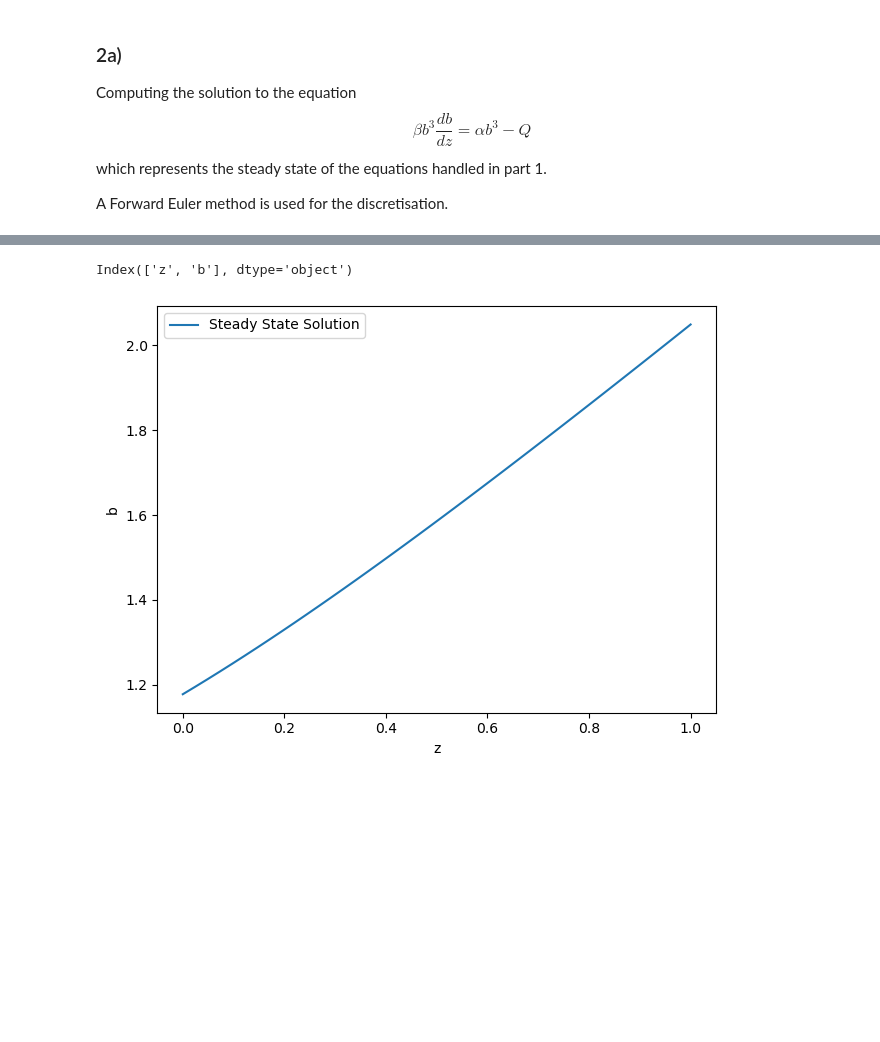
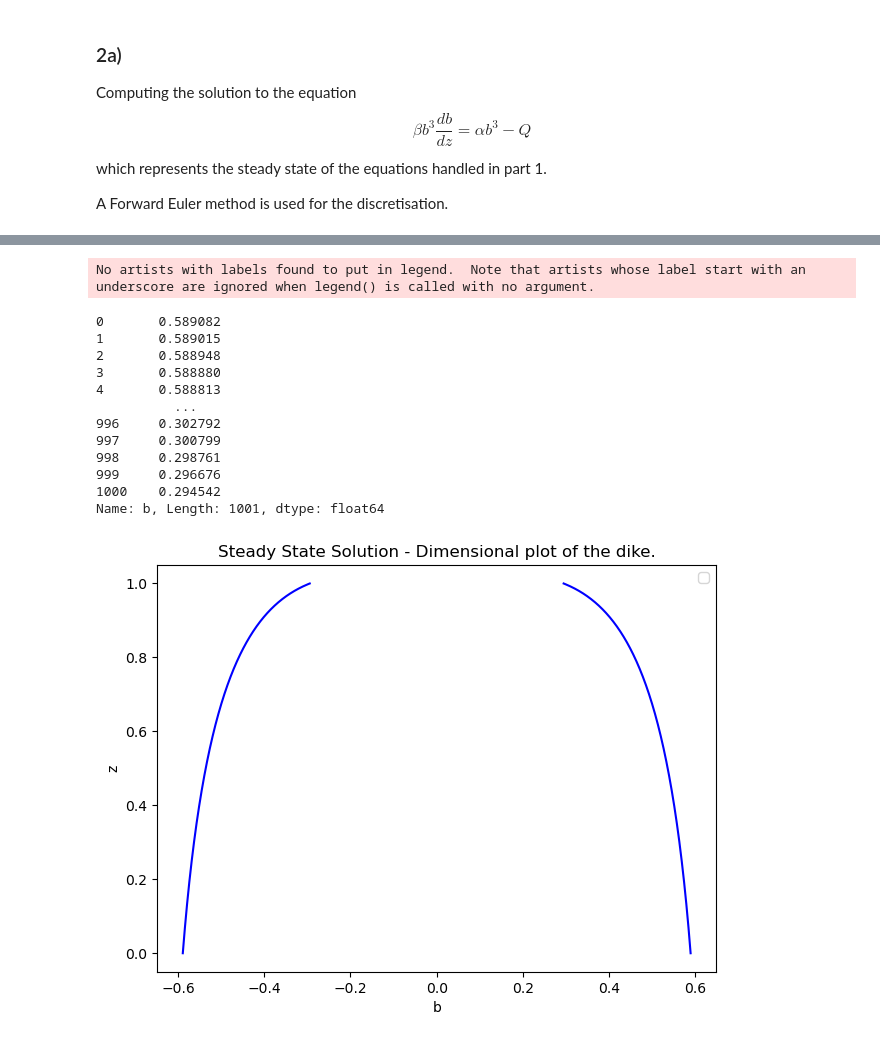
Before and after one commit to obokhove/FDnumerics2526, a Jupyter notebook: Alex_Carey/Exercise 1/Ex1.ipynb, the cells around one changed output, grey strips where cells are left out. Cells and saved outputs as stored; diff of their text form; code cells hidden in the pictures; blank space fills up the shorter version.

```diff
--- a/Alex_Carey/Exercise 1/Ex1.ipynb
+++ b/Alex_Carey/Exercise 1/Ex1.ipynb
@@ -52,7 +52,7 @@ def solve_steady(alpha: float, beta: float, Q: float, H: float,
 
     # Iteratively apply the update scheme to compute b at each step
     for j in range(1, J + 1):
-        b_next = steady_iteration(alpha, beta, Q, b_values[-1], dz)
+        b_next = steady_iteration(Q, alpha, beta, b_values[-1], dz)
         b_values.append(b_next)
 
     # Create a 2 column table of z againsst b values
@@ -71,4 +71,4 @@ H = 1
 bB = 1.178164343
 # %%
 # Solving the steady state equation for the given parameters
-steady_solution: pd.DataFrame = solve_steady(alpha, beta, Q, H, 41, bB)
+steady_solution: pd.DataFrame = solve_steady(alpha, beta, Q, H, 1000, bB)
@@ -75,18 +91,35 @@ steady_solution: pd.DataFrame = solve_steady(alpha, beta, Q, H, 41, bB)
 # %%
-def dimension_plot(figure, axis, df, label_x, label_y, legend_entry):
-    axis.plot(df[label_x], df[label_y], label=legend_entry)
-    axis.set_xlabel(label_x)
-    axis.set_ylabel(label_y)
+def dimension_plot(figure: plt.Figure, axis: plt.Axes, df: pd.DataFrame,
+                   label_width: str, label_height: str, title: str):
+    # Calculate width/2 and -width/2 arrays
+    width_half = df[label_width] / 2
+    print(width_half)
+    neg_width_half = -df[label_width] / 2
+
+    axis.plot(width_half, df[label_height], color='blue')
+    axis.plot(neg_width_half, df[label_height], color='blue')
+    axis.set_xlabel(label_width)
+    axis.set_ylabel(label_height)
     axis.legend()
     figure.tight_layout()
+    axis.set_title(title)
     plt.show()
-# %%
-steady_solution.columns
-# %% [output]
-Index(['z', 'b'], dtype='object')
 # %%
 # Plot the dimension plot of the steady solution#
 fig, ax = plt.subplots()
-dimension_plot(fig, ax, steady_solution, "z", "b", "Steady State Solution")
+dimension_plot(fig, ax, steady_solution, "b", "z", "Steady State Solution - Dimensional plot of the dike.")
 # %% [output]
+No artists with labels found to put in legend.  Note that artists whose label start with an underscore are ignored when legend() is called with no argument.
+0       0.589082
+1       0.589015
+2       0.588948
+3       0.588880
+4       0.588813
+          ...
+996     0.302792
+997     0.300799
+998     0.298761
+999     0.296676
+1000    0.294542
+Name: b, Length: 1001, dtype: float64
-[figure, old version]
+[figure, new version]
```
Also changed, not shown: parts of 16 cells of this notebook.
